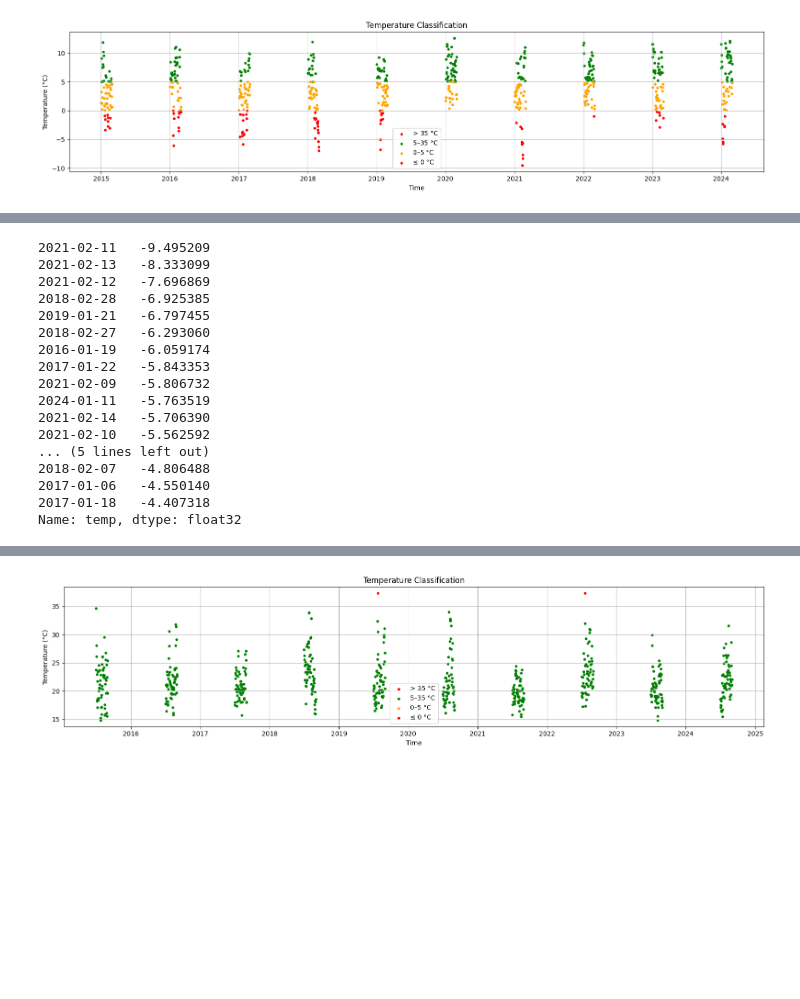
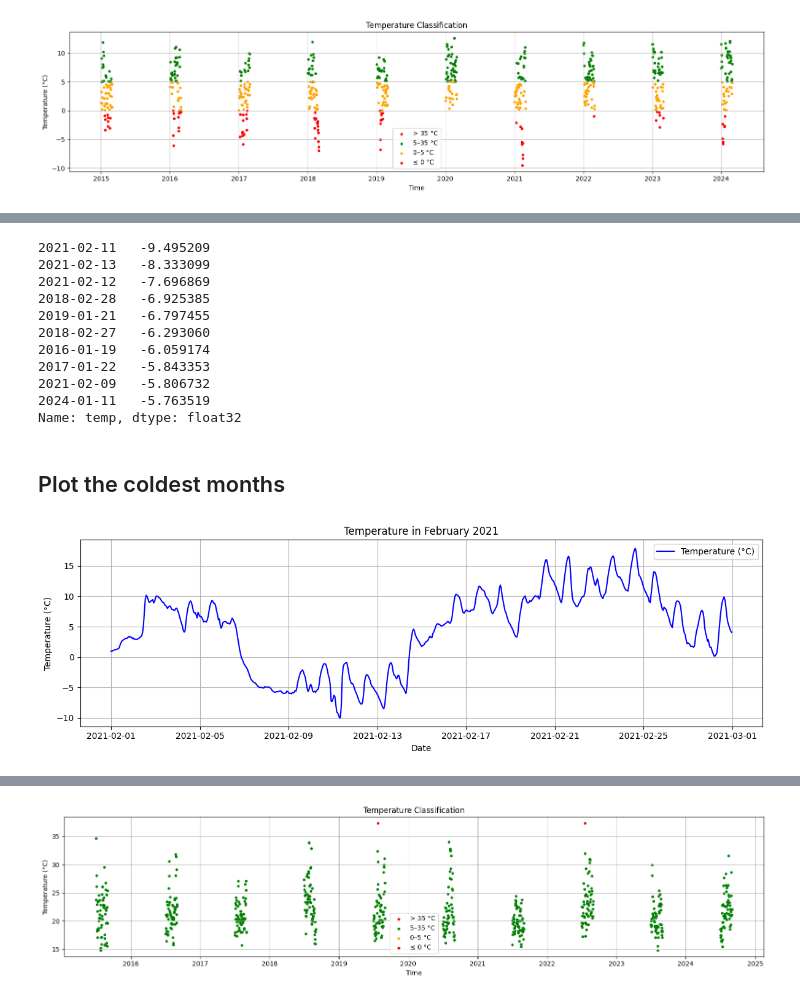
Before and after one commit to wiggle-bin/wiggle-research, a Jupyter notebook: wiggle-bin-weather-assesment.ipynb, the cells around one changed output, grey strips where cells are left out. Drawn from its saved outputs; the diff is of its cells as text; code cells hidden in the pictures; blank space fills up the shorter version.

```diff
--- a/wiggle-bin-weather-assesment.ipynb
+++ b/wiggle-bin-weather-assesment.ipynb
@@ -48,12 +66,12 @@ plt.show()
 # %%
 # Ensure the index is datetime (if not already)
-df.index = pd.to_datetime(df.index)
+winter_10y.index = pd.to_datetime(winter_10y.index)
 
 # Step 1: Group by date and get daily minimum temperature
-daily_min_temps = df['temp'].groupby(df.index.date).min()
+daily_min_temps = winter_10y['temp'].groupby(winter_10y.index.date).min()
 
 # Step 2: Sort by temperature and select the 20 coldest days
-coldest_20_days = daily_min_temps.sort_values().head(20)
+coldest_20_days = daily_min_temps.sort_values().head(10)
 
 # Display the result
 print(coldest_20_days)
@@ -68,10 +86,45 @@ print(coldest_20_days)
 2017-01-22   -5.843353
 2021-02-09   -5.806732
 2024-01-11   -5.763519
-2021-02-14   -5.706390
-2021-02-10   -5.562592
-... (5 lines left out)
-2018-02-07   -4.806488
-2017-01-06   -4.550140
-2017-01-18   -4.407318
 Name: temp, dtype: float32
+# %% [markdown]
+## Plot the coldest months
+# %%
+import xarray as xr
+
+# Load dataset
+cold_winters_temp = xr.open_dataset("emwcf/jan-feb-2016-2018-2019-2021/instant.nc")  # temperatures
+
+# Convert to DataFrame
+cold_winters = cold_winters_temp.to_dataframe().reset_index()
+
+# Convert Kelvin to Celsius
+cold_winters['temp'] = cold_winters['t2m'] - 273.15
+cold_winters['soil_0_7'] = cold_winters['stl1'] - 273.15
+# %%
+cold_winters = cold_winters.rename(columns={"valid_time": "time"})
+cold_winters['month'] = pd.to_datetime(cold_winters['time']).dt.month
+cold_winters = cold_winters.set_index('time')
+# %%
+import matplotlib.pyplot as plt
+
+# Ensure index is datetime
+cold_winters.index = pd.to_datetime(cold_winters.index)
+
+# Filter for February 2021
+feb_2021 = cold_winters.loc['2021-02']
+jan_2019 = cold_winters.loc['2019-01']
+feb_2018 = cold_winters.loc['2018-02']
+jan_2016 = cold_winters.loc['2016-01']
+# %%
+plt.figure(figsize=(12, 4))
+plt.plot(feb_2021.index, feb_2021['temp'], label='Temperature (°C)', color='blue')
+plt.title("Temperature in February 2021")
+plt.xlabel("Date")
+plt.ylabel("Temperature (°C)")
+plt.grid(True)
+plt.legend()
+plt.tight_layout()
+plt.show()
+# %% [output]
+[figure, added]
```
Also changed, not shown: parts of 14 cells of this notebook.
